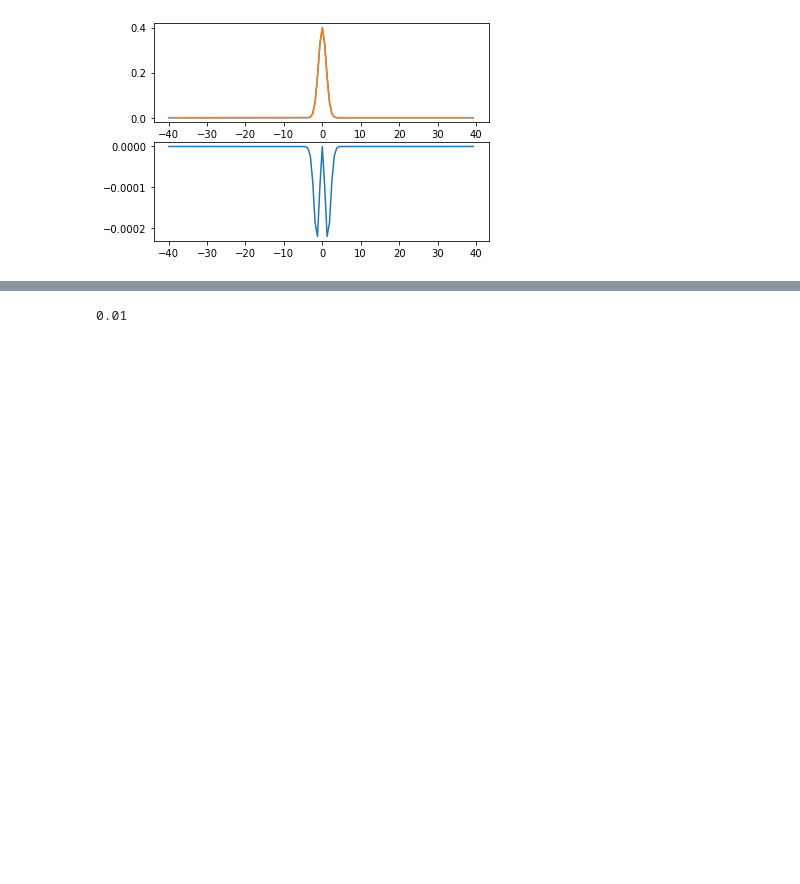
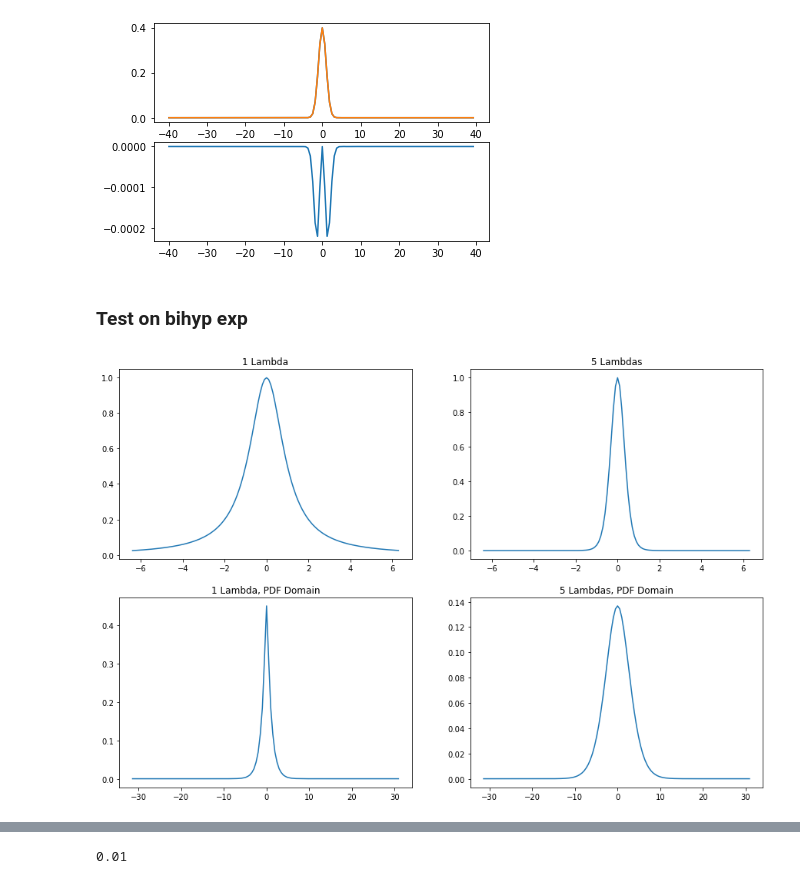
Before and after one commit to jlcbrown/FFT_hypoexp_comp, a Jupyter notebook: FFT_computation_testing.ipynb, the cells around one changed output, grey strips where cells are left out. Saved outputs shown, nothing was run; the diff lists cells and outputs as text; code cells hidden in the pictures; blank space fills up the shorter version.

Commit message:
Add bihypoexp testing

```diff
--- a/FFT_computation_testing.ipynb
+++ b/FFT_computation_testing.ipynb
@@ -149,3 +149,45 @@ ax[1].plot(x, np.real(f) - stats.norm.pdf(x)) # Some weird small shit going on n
 # %% [output]
 [<matplotlib.lines.Line2D at 0x...>]
 [figure]
+# %% [markdown]
+### Test on bihyp exp
+# %%
+def bihyp_exp_cf(t, lams, norm='sum'):
+    N = len(lams)
+    if norm == 'sum':
+        lams = 1 * lams # Do not touch the lambdas
+    elif norm == "avg":
+        lams = N * lams
+    elif norm == "z-score":
+        lams = np.sqrt(N) * lams
+    else:
+        raise ValueError("Only valid norms are 'sum', 'avg', and 'z-score'.")
+    cf = np.prod([1 / (1 + t**2 / lam**2) for lam in lams], axis=0)
+    return(cf)
+
+def four_panel_comp(norm='sum'):
+
+    t = np.arange(-6.4, 6.4, 0.1)
+    lams = np.ones(1)
+    fhat = bihyp_exp_cf(t, lams, norm=norm)
+
+    fig, ax = plt.subplots(nrows=2, ncols=2, figsize=(15, 10))
+    ax[0, 0].plot(t, fhat)
+    ax[0, 0].set_title("1 Lambda")
+    x, f = fft_cont(t, fhat)
+    ax[1, 0].plot(x, np.real(f))
+    ax[1, 0].set_title("1 Lambda, PDF Domain")
+
+    lams = np.ones(5)
+    fhat = bihyp_exp_cf(t, lams, norm=norm)
+    ax[0, 1].plot(t, fhat)
+    ax[0, 1].set_title("5 Lambdas")
+    x, f = fft_cont(t, fhat)
+    ax[1, 1].plot(x, np.real(f))
+    ax[1, 1].set_title("5 Lambdas, PDF Domain")
+
+    return None
+
+four_panel_comp()
+# %% [output]
+[figure, added]
```
Also changed, not shown: parts of 3 cells of this notebook.
